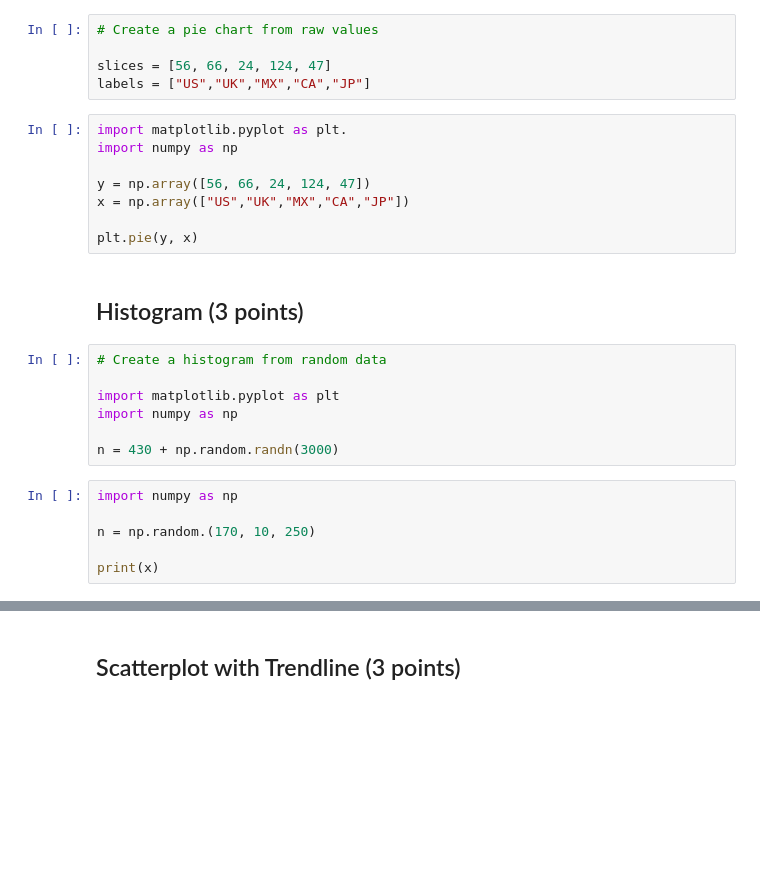
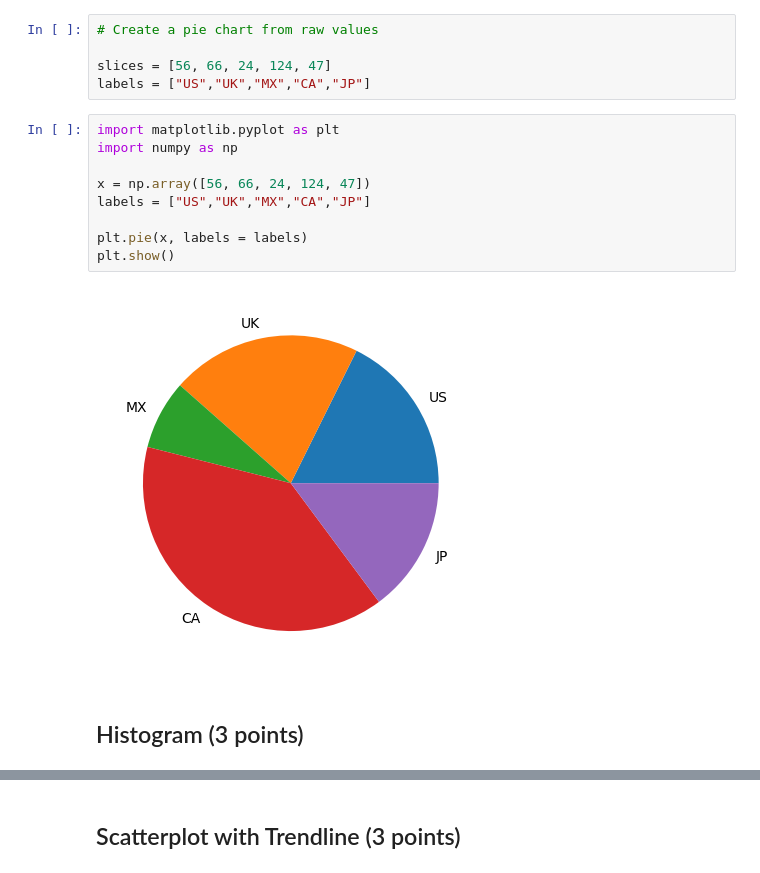
Before and after one commit to elsaspoor/first, a Jupyter notebook: homework/week-12.ipynb, the cells around one changed output, grey strips where cells are left out. Cells and saved outputs as stored; diff of their text form; blank space fills up the shorter version.

```diff
--- a/homework/week-12.ipynb
+++ b/homework/week-12.ipynb
@@ -8,25 +8,15 @@
 slices = [56, 66, 24, 124, 47]
 labels = ["US","UK","MX","CA","JP"]
 # %%
-import matplotlib.pyplot as plt.
+import matplotlib.pyplot as plt
 import numpy as np
 
-y = np.array([56, 66, 24, 124, 47])
-x = np.array(["US","UK","MX","CA","JP"])
+x = np.array([56, 66, 24, 124, 47])
+labels = ["US","UK","MX","CA","JP"]
 
-plt.pie(y, x)
+plt.pie(x, labels = labels)
+plt.show()
+# %% [output]
+[figure, added]
 # %% [markdown]
 ## Histogram (3 points)
-# %%
-# Create a histogram from random data
-
-import matplotlib.pyplot as plt
-import numpy as np
-
-n = 430 + np.random.randn(3000)
-# %%
-import numpy as np
-
-n = np.random.(170, 10, 250)
-
-print(x)
```
Also changed, not shown: parts of 3 cells of this notebook.
